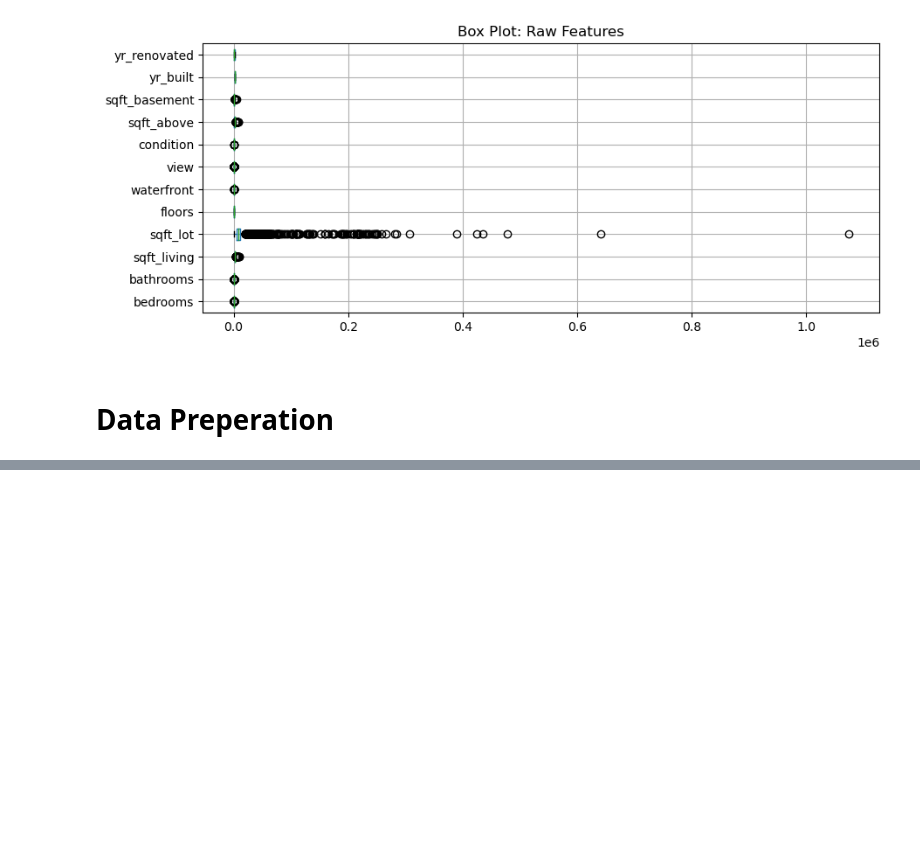
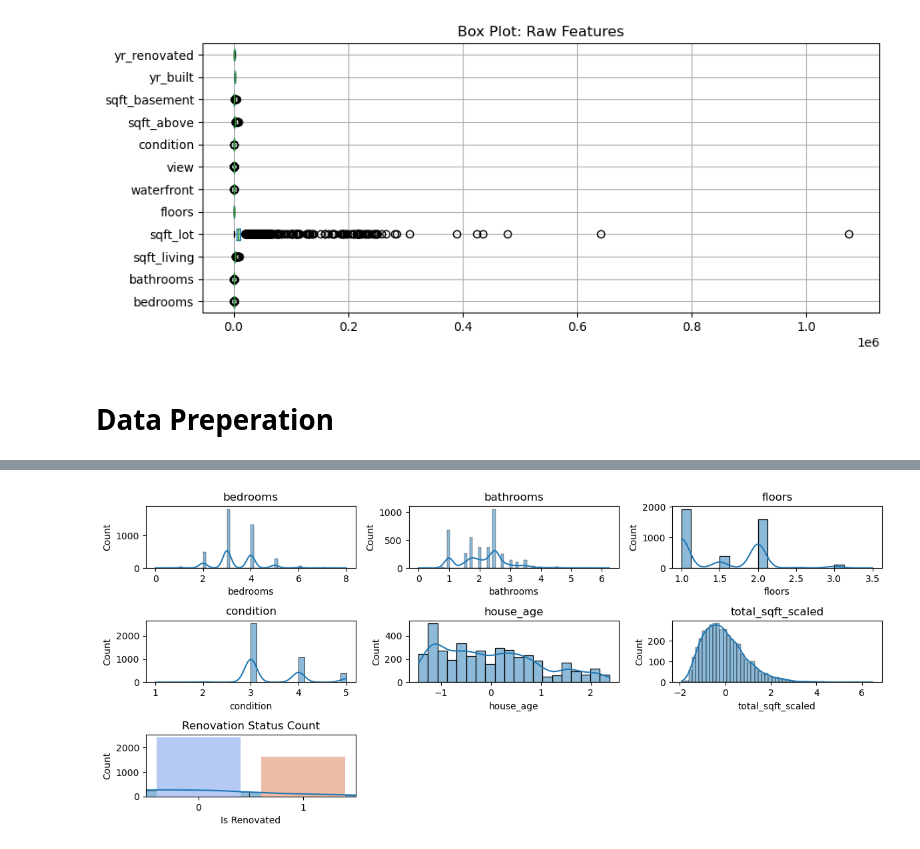
Before and after one commit to CL-Frank/MLG382_CYOProject, a Jupyter notebook: notebooks/modeling.ipynb, the cells around one changed output, grey strips where cells are left out. Saved outputs shown, nothing was run; the diff lists cells and outputs as text; code cells hidden in the pictures; blank space fills up the shorter version.

```diff
--- a/notebooks/modeling.ipynb
+++ b/notebooks/modeling.ipynb
@@ -165,9 +204,0 @@ features = vars.drop(['sqft_above','sqft_basement','sqft_lot', 'sqft_living']).t
-# %%
-# features.insert('total_sqft', total_sqft)
-plt.figure(figsize=(12, 10))
-for i, col in enumerate(features):
-    plt.subplot(5, 3, i+1)
-    sns.histplot(df[col], kde=True)
-    plt.title(col)
-plt.tight_layout()
-plt.show()
@@ -185,0 +222,16 @@ _ = ax.set_title(f'Box Plot: Scaled - Total Sqft')
+# %%
+numerical_cols = df[features].select_dtypes(include=['int64', 'float64'])
+plt.figure(figsize=(12, 10))
+for i, col in enumerate(numerical_cols):
+    plt.subplot(6, 3, i+1)
+    sns.histplot(df[col], kde=True)
+    plt.title(col)
+
+sns.countplot(x='is_renovated', data=df, palette="coolwarm", hue = 'is_renovated', legend= False)
+plt.title('Renovation Status Count')
+plt.xlabel('Is Renovated')
+plt.ylabel('Count')
+plt.tight_layout()
+plt.show()
+# %% [output]
+[figure, added]
```
Also changed, not shown: parts of 35 cells of this notebook.
